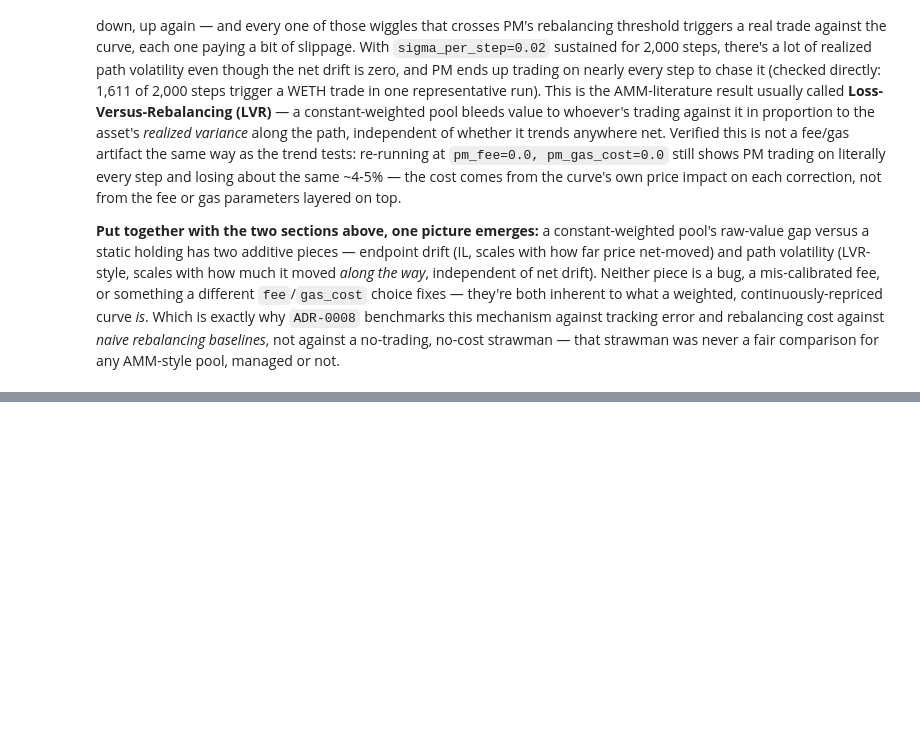
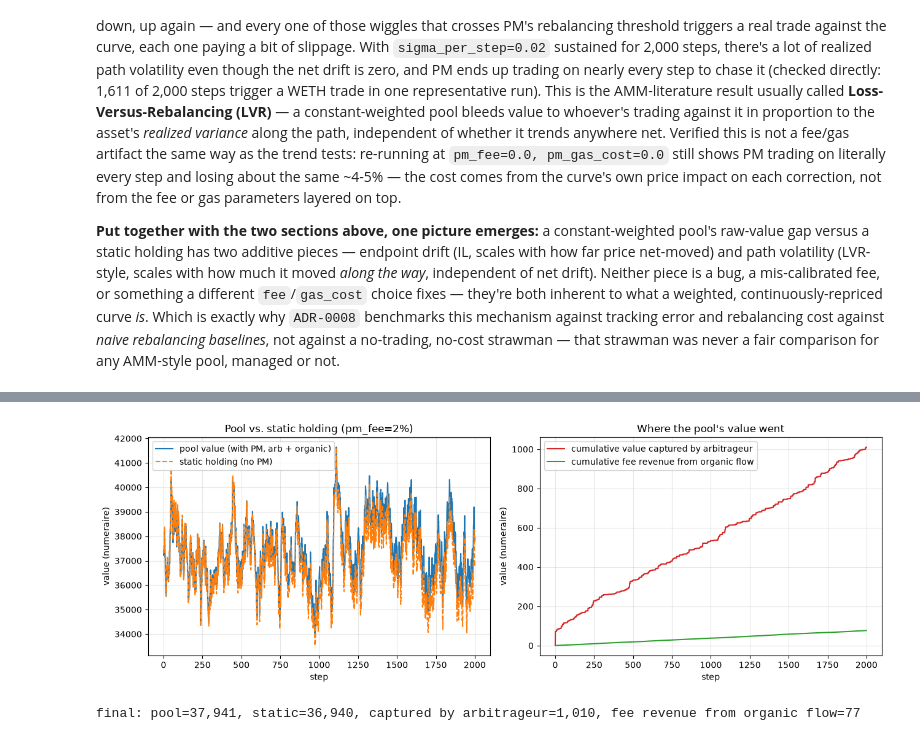
Before and after one commit to bleu/aqua-portfolio-manager, a Jupyter notebook: simulation/notebooks/02_basket_with_without_pm.ipynb, the cells around one changed output, grey strips where cells are left out. Drawn from its saved outputs; the diff is of its cells as text; code cells hidden in the pictures; blank space fills up the shorter version.

```diff
--- a/simulation/notebooks/02_basket_with_without_pm.ipynb
+++ b/simulation/notebooks/02_basket_with_without_pm.ipynb
@@ -570,0 +702,50 @@ was never a fair comparison for any AMM-style pool, managed or not.
+# %%
+BREAKEVEN_FEE = 0.02
+
+mr_profitable = MeanRevertingPriceProcess(
+    token_id="WETH", sigma_per_step=0.02, mean_price=2000.0, kappa=0.05, initial_price=2000.0, seed=0
+)
+world_profitable = basket_with_without_pm.build_world(
+    with_pm=True, weth_price_process=mr_profitable, pm_fee=BREAKEVEN_FEE,
+    organic_arrival_prob_per_step=ORGANIC_PROB, organic_fee=ORGANIC_FEE, organic_mean_size_fraction=ORGANIC_SIZE, seed=0,
+)
+world_profitable.run(N_STEPS)
+
+pool_value_path = np.array(world_profitable.metrics.value_a_path) + np.array(world_profitable.metrics.value_b_path)
+# strategy_captured_value is signed from each *strategy's* own perspective: positive means
+# that strategy gained value from the pool (the arbitrageur, typically), negative means it
+# gave value to the pool (organic flow paying its own fee).
+arb_captured_path = np.array(world_profitable.metrics.captured_value_paths["arbitrageur"])
+organic_captured_path = np.array(world_profitable.metrics.captured_value_paths["organic_weth_usdc"])
+
+mr_static = MeanRevertingPriceProcess(token_id="WETH", sigma_per_step=0.02, mean_price=2000.0, kappa=0.05, initial_price=2000.0, seed=0)
+world_static_cmp = basket_with_without_pm.build_world(with_pm=False, weth_price_process=mr_static, seed=0)
+world_static_cmp.run(N_STEPS)
+static_value_path = np.array(world_static_cmp.metrics.value_a_path) + np.array(world_static_cmp.metrics.value_b_path)
+
+fig, (ax1, ax2) = plt.subplots(1, 2, figsize=(13, 4.5))
+
+ax1.plot(pool_value_path, label="pool value (with PM, arb + organic)")
+ax1.plot(static_value_path, label="static holding (no PM)", linestyle="--")
+ax1.set_xlabel("step")
+ax1.set_ylabel("value (numeraire)")
+ax1.set_title(f"Pool vs. static holding (pm_fee={BREAKEVEN_FEE:.0%})")
+ax1.legend()
+ax1.grid(alpha=0.3)
+
+ax2.plot(arb_captured_path, label="cumulative value captured by arbitrageur", color="tab:red")
+ax2.plot(-organic_captured_path, label="cumulative fee revenue from organic flow", color="tab:green")
+ax2.set_xlabel("step")
+ax2.set_ylabel("value (numeraire)")
+ax2.set_title("Where the pool's value went")
+ax2.legend()
+ax2.grid(alpha=0.3)
+
+plt.tight_layout()
+plt.show()
+
+print(f"final: pool={pool_value_path[-1]:,.0f}, static={static_value_path[-1]:,.0f}, "
+      f"captured by arbitrageur={arb_captured_path[-1]:,.0f}, fee revenue from organic flow={-organic_captured_path[-1]:,.0f}")
+# %% [output]
+[figure, added]
+final: pool=37,941, static=36,940, captured by arbitrageur=1,010, fee revenue from organic flow=77
```
Also changed, not shown: parts of 8 cells of this notebook, 6 other files.
